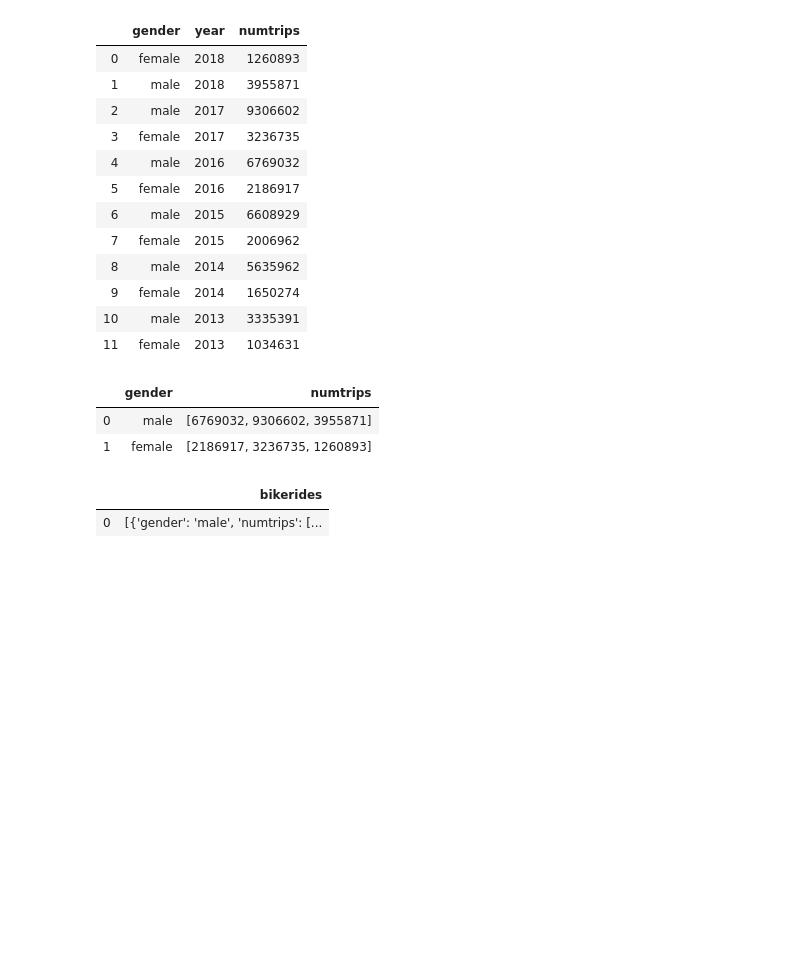
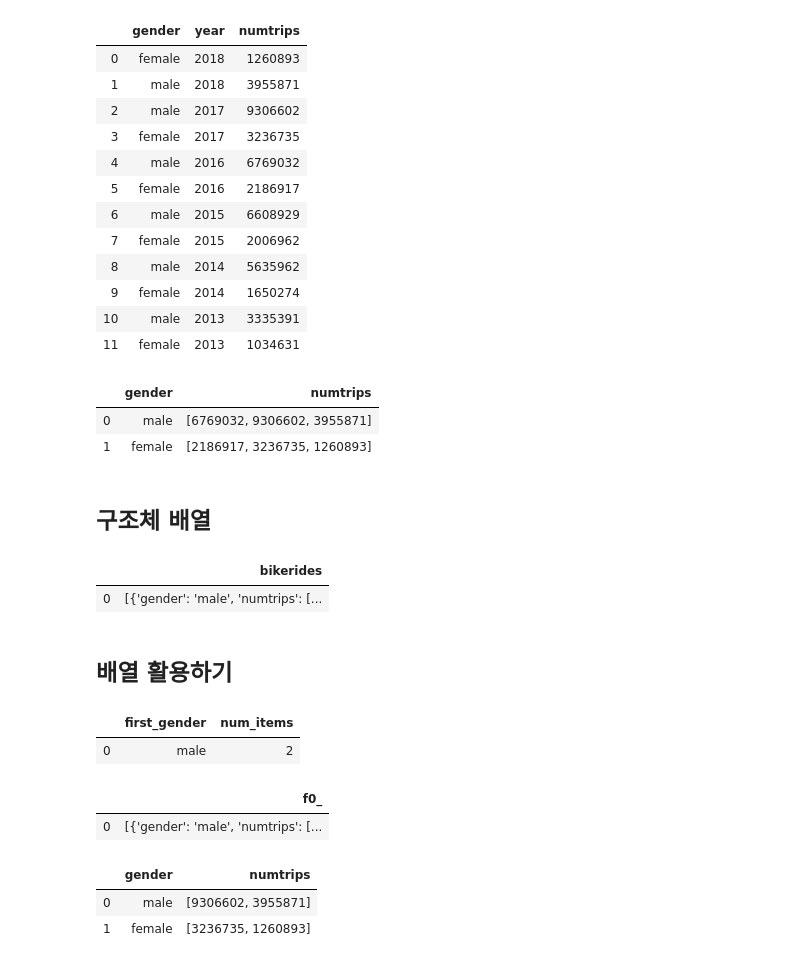
Before and after one commit to jeonprize/SQL, a Jupyter notebook: 1. 쿼리 필수 요소.ipynb, the cells around one changed output. Cells and saved outputs as stored; diff of their text form; code cells hidden in the pictures; blank space fills up the shorter version.

```diff
--- a/1. 쿼리 필수 요소.ipynb
+++ b/1. 쿼리 필수 요소.ipynb
@@ -344,6 +344,8 @@ df
 |  | gender | numtrips |
 | 0 | male | [6769032, 9306602, 3955871] |
 | 1 | female | [2186917, 3236735, 1260893] |
+# %% [markdown]
+## 구조체 배열
 # %%
 query='''
 select
@@ -356,3 +358,52 @@ df
 # %% [output]
 |  | bikerides |
 | 0 | [{'gender': 'male', 'numtrips': [... |
+# %% [markdown]
+## 배열 활용하기
+# %%
+# 배열의 길이를 확인하고 배열 내 항목을 선택하는 쿼리
+query ='''
+SELECT
+bikerides[offset(0)].gender as first_gender,
+array_length(bikerides) as num_items
+from(
+select
+  [
+    struct('male' as gender,[9306602,3955871] as numtrips)
+    ,struct('female' as gender, [3236735, 1260893] as numtrips)
+  ]AS bikerides
+)'''
+df = pd.read_gbq(query = query, dialect='standard',project_id='project-bigquery-319110', auth_local_webserver=True)
+df
+# %% [output]
+|  | first_gender | num_items |
+| 0 | male | 2 |
+# %%
+query='''
+select
+  [
+    struct('male' as gender,[9306602,3955871] as numtrips)
+    ,struct('female' as gender, [3236735, 1260893] as numtrips)
+  ]
+'''
+# select 절은 배열을 포함하는 행 1개만을 반환하므로 , 두 성별 데이터가 같은 행에 반환
+df = pd.read_gbq(query = query, dialect='standard',project_id='project-bigquery-319110', auth_local_webserver=True)
+df
+# %% [output]
+|  | f0_ |
+| 0 | [{'gender': 'male', 'numtrips': [... |
+# %%
+query='''
+select *
+from unnest(
+  [
+    struct('male' as gender,[9306602,3955871] as numtrips)
+    ,struct('female' as gender, [3236735, 1260893] as numtrips)
+  ])'''
+# UNNEST는 배열의 요소를 행으로 반환하는 함수로, 결과 배열을 풀면(UNNESET) 배열의 각 항목에 해당하는 행을 반환
+df = pd.read_gbq(query = query, dialect='standard',project_id='project-bigquery-319110', auth_local_webserver=True)
+df
+# %% [output]
+|  | gender | numtrips |
+| 0 | male | [9306602, 3955871] |
+| 1 | female | [3236735, 1260893] |
```
